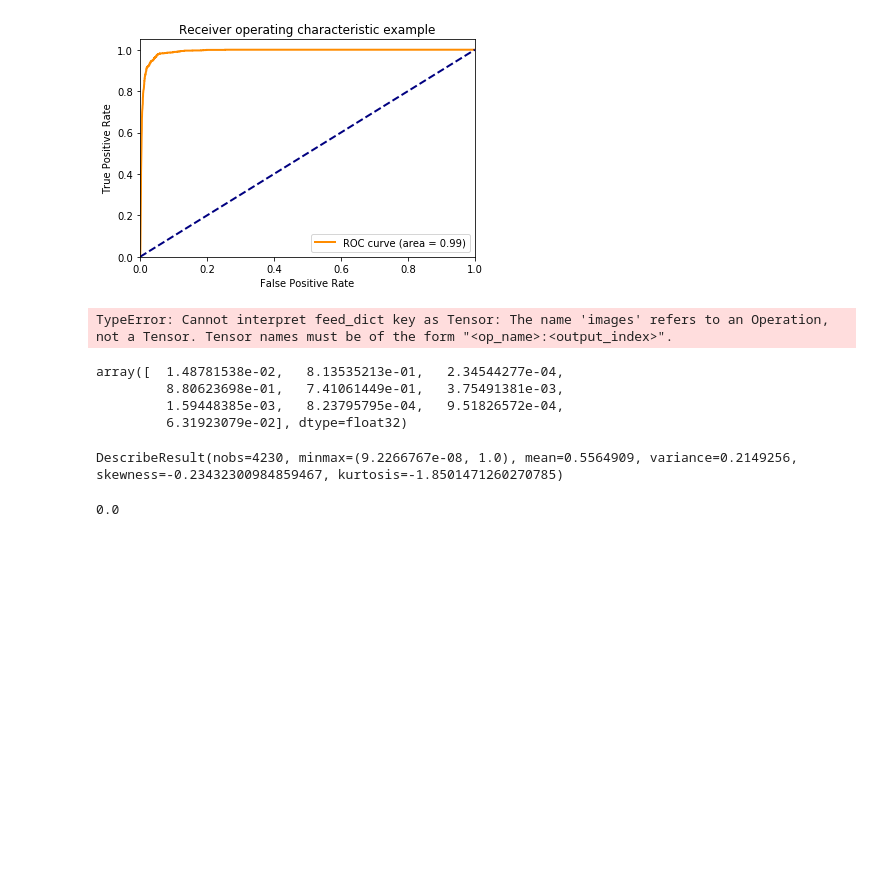
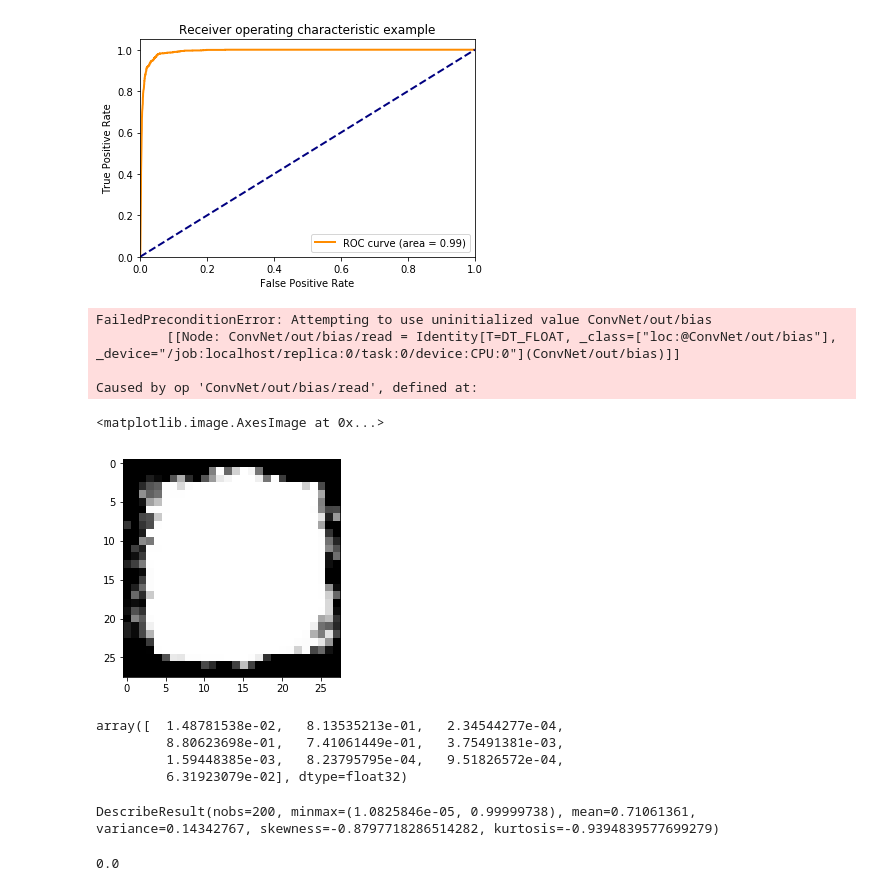
Before and after one commit to LeanderK/Contingency, a Jupyter notebook: Playground.ipynb, the cells around one changed output. Drawn from its saved outputs; the diff is of its cells as text; code cells hidden in the pictures; blank space fills up the shorter version.

```diff
--- a/Playground.ipynb
+++ b/Playground.ipynb
@@ -78,11 +78,23 @@ unexp_lbls = unexp_lbls[:10]
 with tf.Session() as session:
     (acc_test, pred_test) = session.run(
                     [model['acc_op'], model['pred_op']],
-                    feed_dict={'images': test_img, 'labels': test_lbls, 'is_training': False}
+                    feed_dict={'images:0': test_img, 'labels:0': test_lbls, 'is_training:0': False}
                 )
     (acc_unexp, pred_unexp) = session.run(
                     [model['acc_op'], model['pred_op']],
-                    feed_dict={'images': unexp_img, 'labels': unexp_lbls, 'is_training': False}
+                    feed_dict={'images:0': unexp_img, 'labels:0': unexp_lbls, 'is_training:0': False}
                 )
 # %% [output]
-TypeError: Cannot interpret feed_dict key as Tensor: The name 'images' refers to an Operation, not a Tensor. Tensor names must be of the form "<op_name>:<output_index>".
+FailedPreconditionError: Attempting to use uninitialized value ConvNet/out/bias
+         [[Node: ConvNet/out/bias/read = Identity[T=DT_FLOAT, _class=["loc:@ConvNet/out/bias"], _device="/job:localhost/replica:0/task:0/device:CPU:0"](ConvNet/out/bias)]]
+
+Caused by op 'ConvNet/out/bias/read', defined at:
+# %%
+with tf.Session() as session:
+    max_im = session.run(mnistCont.max_image)
+import matplotlib.pyplot as plt
+plt.gray()
+plt.imshow(max_im.reshape([28, 28]))
+# %% [output]
+<matplotlib.image.AxesImage at 0x...>
+[figure, added]
@@ -95,9 +111,9 @@ array([  1.48781538e-02,   8.13535213e-01,   2.34544277e-04,
          6.31923079e-02], dtype=float32)
 # %%
 from scipy import stats
-stats.describe(pred[:,0])
+stats.describe(pred[:200,0])
 # %% [output]
-DescribeResult(nobs=4230, minmax=(9.2266767e-08, 1.0), mean=0.5564909, variance=0.2149256, skewness=-0.23432300984859467, kurtosis=-1.8501471260270785)
+DescribeResult(nobs=200, minmax=(1.0825846e-05, 0.99999738), mean=0.71061361, variance=0.14342767, skewness=-0.8797718286514282, kurtosis=-0.9394839577699279)
 # %%
 import matplotlib.pyplot as plt
 print(cont_data.unexpected_data()[1][10])
```
Also changed, not shown: parts of 3 cells of this notebook, 1 other file.
